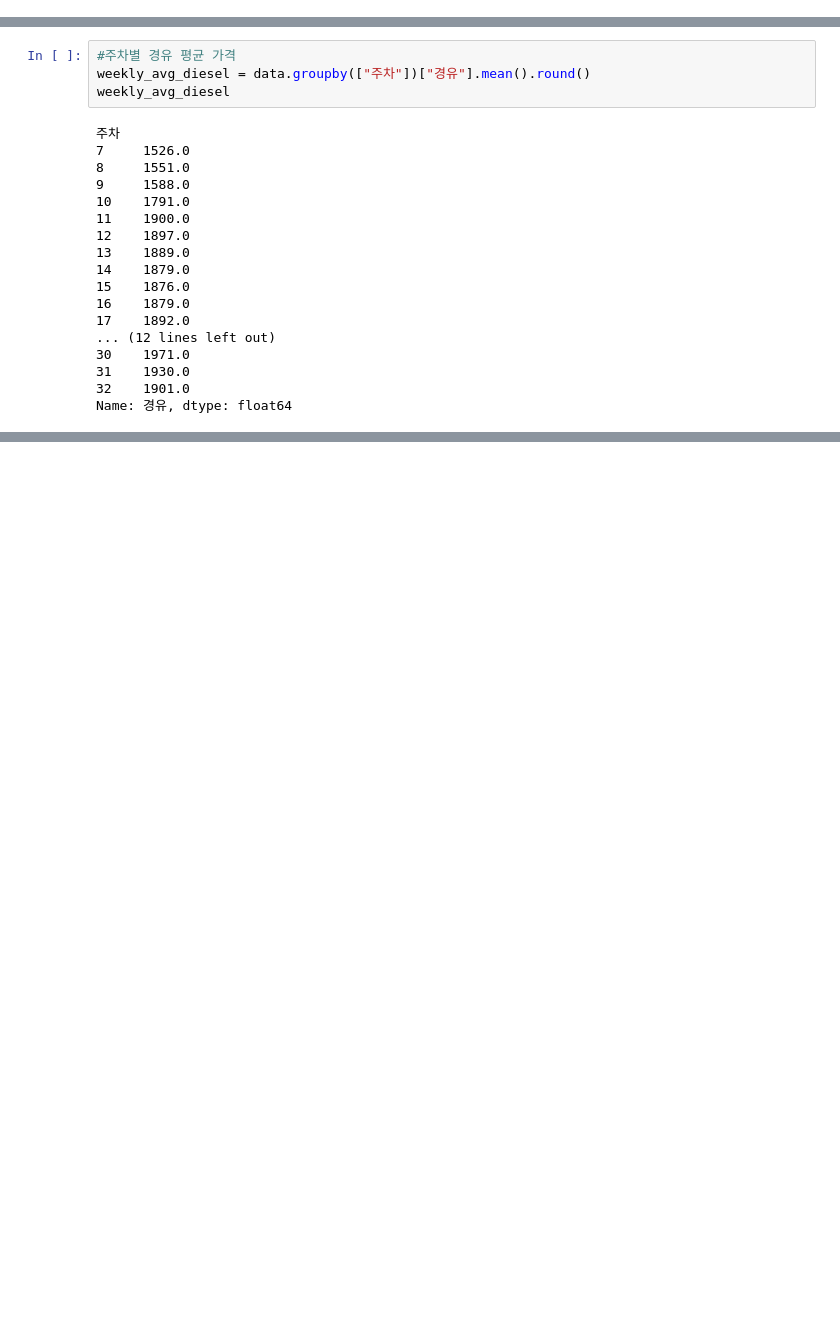
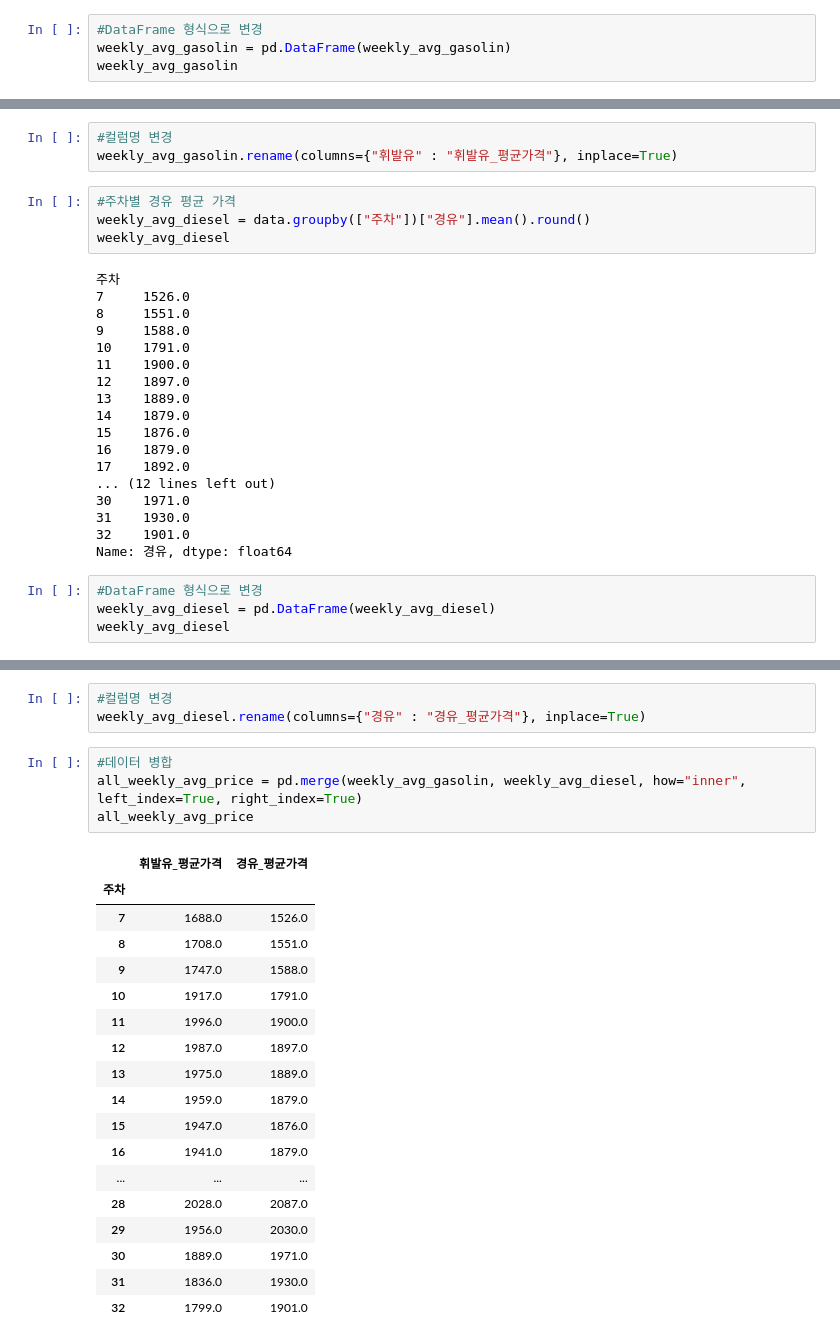
Before and after one commit to certainly-I/Busan-Oil-Price-Analysis, a Jupyter notebook: 주유소_전처리.ipynb, the cells around one changed output, grey strips where cells are left out. Drawn from its saved outputs; the diff is of its cells as text; blank space fills up the shorter version.

```diff
--- a/주유소_전처리.ipynb
+++ b/주유소_전처리.ipynb
@@ -158,3 +158,7 @@ weekly_avg_gasolin
 31    1836.0
 32    1799.0
 Name: 휘발유, dtype: float64
+# %%
+#DataFrame 형식으로 변경
+weekly_avg_gasolin = pd.DataFrame(weekly_avg_gasolin)
+weekly_avg_gasolin
@@ -161,3 +184,6 @@ Name: 휘발유, dtype: float64
+# %%
+#컬럼명 변경
+weekly_avg_gasolin.rename(columns={"휘발유" : "휘발유_평균가격"}, inplace=True)
 # %%
 #주차별 경유 평균 가격
 weekly_avg_diesel = data.groupby(["주차"])["경유"].mean().round()
@@ -180,3 +206,7 @@ weekly_avg_diesel
 31    1930.0
 32    1901.0
 Name: 경유, dtype: float64
+# %%
+#DataFrame 형식으로 변경
+weekly_avg_diesel = pd.DataFrame(weekly_avg_diesel)
+weekly_avg_diesel
@@ -182,0 +232,26 @@ Name: 경유, dtype: float64
+# %%
+#컬럼명 변경
+weekly_avg_diesel.rename(columns={"경유" : "경유_평균가격"}, inplace=True)
+# %%
+#데이터 병합
+all_weekly_avg_price = pd.merge(weekly_avg_gasolin, weekly_avg_diesel, how="inner", left_index=True, right_index=True)
+all_weekly_avg_price
+# %% [output]
+|  | 휘발유_평균가격 | 경유_평균가격 |
+| 주차 |  |  |
+| 7 | 1688.0 | 1526.0 |
+| 8 | 1708.0 | 1551.0 |
+| 9 | 1747.0 | 1588.0 |
+| 10 | 1917.0 | 1791.0 |
+| 11 | 1996.0 | 1900.0 |
+| 12 | 1987.0 | 1897.0 |
+| 13 | 1975.0 | 1889.0 |
+| 14 | 1959.0 | 1879.0 |
+| 15 | 1947.0 | 1876.0 |
+| 16 | 1941.0 | 1879.0 |
+| ... | ... | ... |
+| 28 | 2028.0 | 2087.0 |
+| 29 | 1956.0 | 2030.0 |
+| 30 | 1889.0 | 1971.0 |
+| 31 | 1836.0 | 1930.0 |
+| 32 | 1799.0 | 1901.0 |
```
Also changed, not shown: parts of 20 cells of this notebook.
